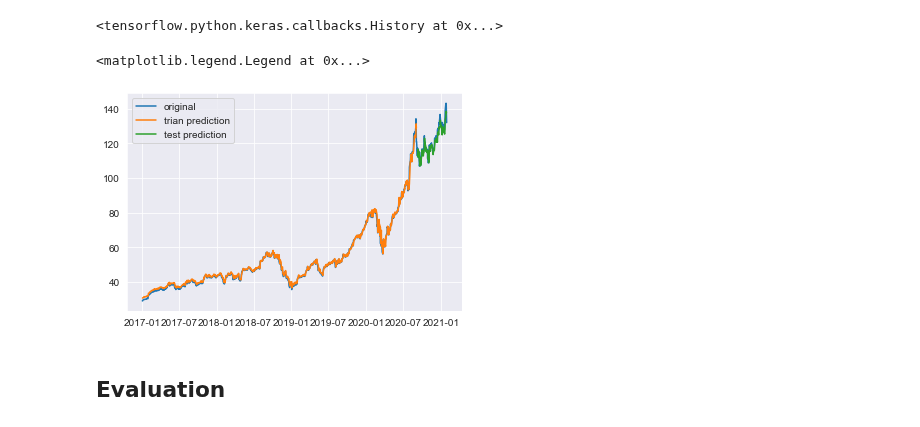
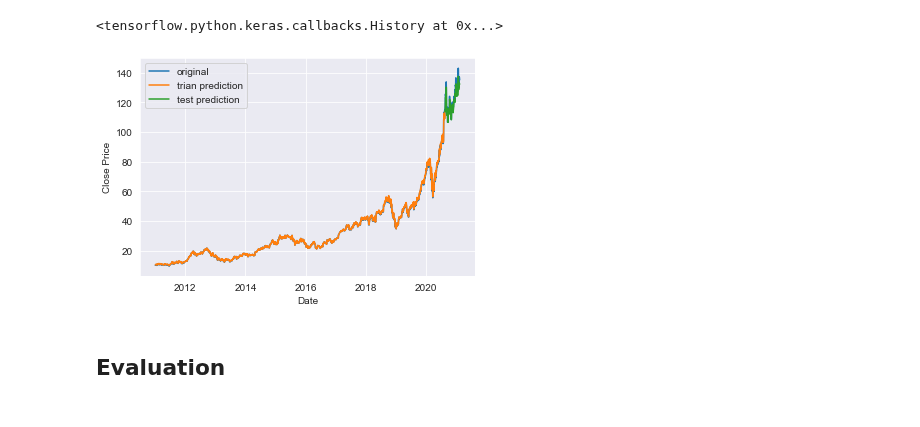
Before and after one commit to ghcn345/Stock-Market-Prediction, a Jupyter notebook: stock_market.ipynb, the cells around one changed output. Saved outputs shown, nothing was run; the diff lists cells and outputs as text; code cells hidden in the pictures.

```diff
--- a/stock_market.ipynb
+++ b/stock_market.ipynb
@@ -149 +78,9 @@ data
+# %%
+tick = yf.Ticker("aapl")
+
+# get stock info
+#msft.info
+
+# get historical market data
+df = tick.history(period="max")['2011':]
 # %%
@@ -163,0 +96,2 @@ DatetimeIndex(['2017-01-03', '2017-01-04', '2017-01-05', '2017-01-06',
+# %%
+df = df.reindex(pd.date_range(df.index[0], df.index[-1], freq='D')).fillna(method='bfill')
@@ -164,3 +100,10 @@ DatetimeIndex(['2017-01-03', '2017-01-04', '2017-01-05', '2017-01-06',
+# %%
+l = len(df)
+i = 0
+while i < l:
+    m = 0
+    while tf[i]: m += 1
+        for
 # %% [markdown]
 ## Data Preparation
 # %% [markdown]
@@ -464,7 +384,7 @@ df_lstm['close'] = df.Close
 scaler = MinMaxScaler(feature_range=(0, 1))
 dataset = scaler.fit_transform(df_lstm)
 # %%
-train, test = dataset[:-100], dataset[-100:]
+train, test = dataset[:-180], dataset[-180:]
 # %%
 look_back = 1
 trainX, trainY = create_dataset(train, look_back)
@@ -491,20 +411,21 @@ testY = scaler.inverse_transform([testY])
 # %%
 trainPredictPlot = np.empty_like(dataset)
 trainPredictPlot[:, :] = np.nan
 trainPredictPlot[look_back:len(trainPredict)+look_back, :] = trainPredict
 # shift test predictions for plotting
 testPredictPlot = np.empty_like(dataset)
 testPredictPlot[:, :] = np.nan
 testPredictPlot[len(trainPredict)+(look_back*2)+1:len(dataset)-1, :] = testPredict
 # plot baseline and predictions
 plt.plot(df_lstm.index, scaler.inverse_transform(dataset), label='original')
 plt.plot(df_lstm.index, trainPredictPlot,label='trian prediction')
 plt.plot(df_lstm.index, testPredictPlot,label='test prediction')
+plt.xlabel('Date')
+plt.ylabel('Close Price')
 plt.legend()
 #plt.savefig('images/lstm.jpeg', format='jpeg')
 # %% [output]
-<matplotlib.legend.Legend at 0x...>
-[figure, old version]
+[figure, new version]
 # %% [markdown]
 ## Evaluation
 # %% [markdown]
```
Also changed, not shown: parts of 39 cells of this notebook, 5 other files.
